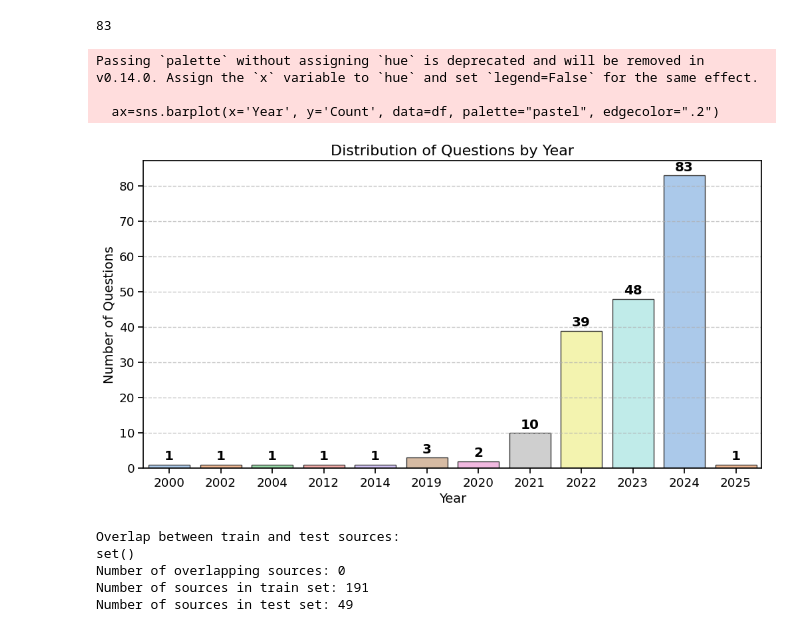
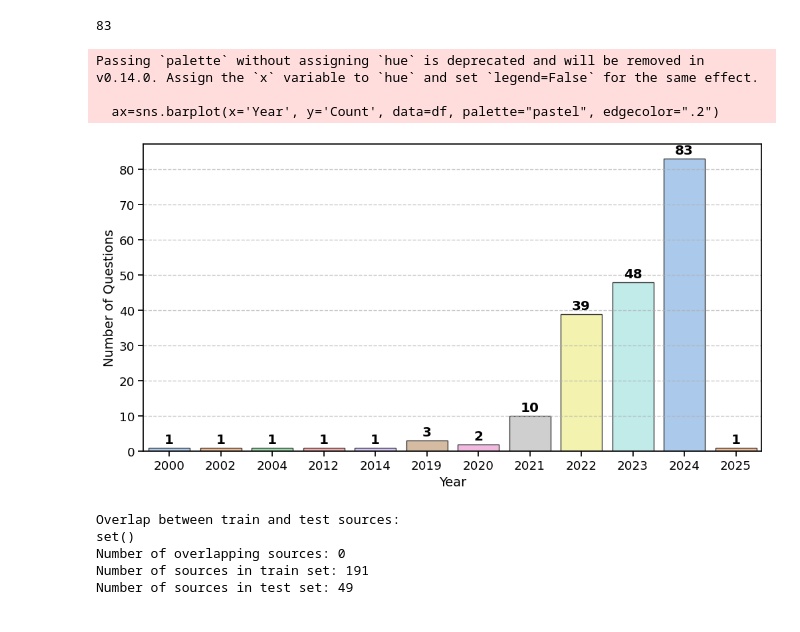
Before and after one commit to AprilQx/Paperqa, a Jupyter notebook: notebooks/MultipleChoice_utils.ipynb, the cells around one changed output. Cells and saved outputs as stored; diff of their text form; code cells hidden in the pictures.

```diff
--- a/notebooks/MultipleChoice_utils.ipynb
+++ b/notebooks/MultipleChoice_utils.ipynb
@@ -574,35 +573,35 @@ data = {
     'Count': [1, 83,48, 39, 10, 2, 3, 1, 1, 1, 1, 1]
 }
 
 df = pd.DataFrame(data)
 df.sort_values(by='Year', ascending=True, inplace=True)
 # Create a bar plot
 plt.figure(figsize=(12, 6))
 sns.set_palette("pastel")
 sns.set_context("notebook", font_scale=1.2)
 
 ax=sns.barplot(x='Year', y='Count', data=df, palette="pastel", edgecolor=".2")
 # Add labels and title
-plt.title('Distribution of Questions by Year', fontsize=16)
+#plt.title('Distribution of Questions by Year', fontsize=16)
 plt.xlabel('Year', fontsize=14)
 plt.ylabel('Number of Questions', fontsize=14)
 # Add grid for better readability
 plt.grid(axis='y', linestyle='--', alpha=0.7)
 # Add count labels on top of the bars
 for i, p in enumerate(ax.patches):
     ax.annotate(
         str(df['Count'].iloc[i]),  # The label text (count value)
         (p.get_x() + p.get_width() / 2, p.get_height() + 0.5),  # The position (x, y)
         ha='center',  # Horizontal alignment
         va='bottom',  # Vertical alignment
         fontweight='bold',  # Make it bold
         color='black'  # Text color
     )
 # %% [output]
 Passing `palette` without assigning `hue` is deprecated and will be removed in v0.14.0. Assign the `x` variable to `hue` and set `legend=False` for the same effect.
 
   ax=sns.barplot(x='Year', y='Count', data=df, palette="pastel", edgecolor=".2")
-[figure, old version]
+[figure, new version]
 # %%
 #now we will check the paper overlap between the two datasets
 
```
Also changed, not shown: parts of 9 cells of this notebook, 8 other files.
